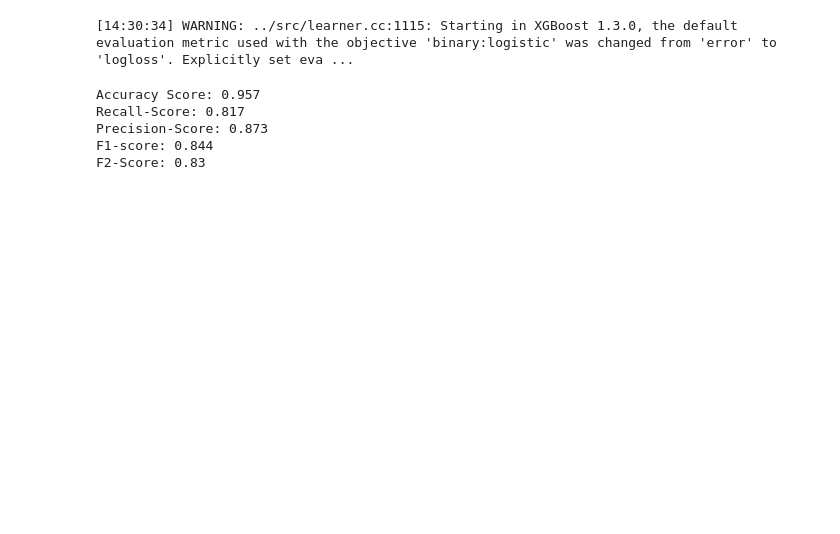
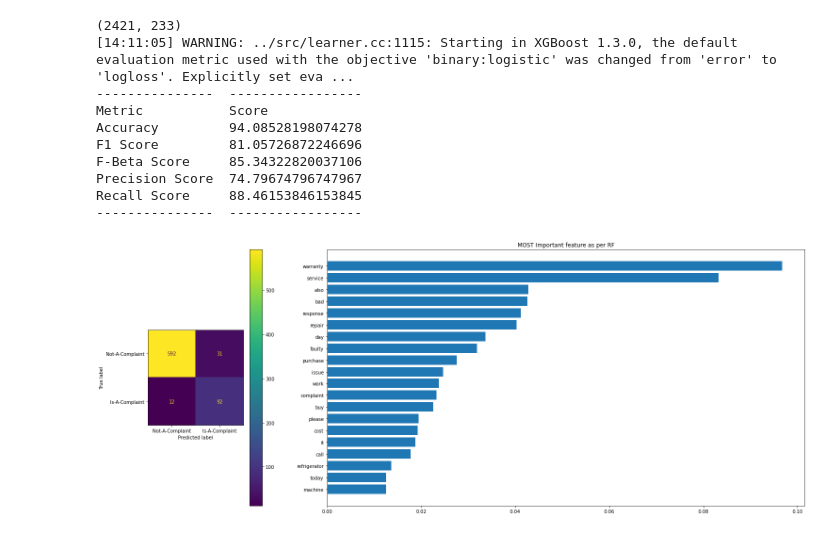
Before and after one commit to simran3-t/brand_ml, a Jupyter notebook: xgboost.ipynb, the cells around one changed output. Saved outputs shown, nothing was run; the diff lists cells and outputs as text; code cells hidden in the pictures; blank space fills up the shorter version.

```diff
--- a/xgboost.ipynb
+++ b/xgboost.ipynb
@@ -21,5 +17,0 @@ True
-# %%
-def read_file():
-    df = pd.read_csv('/home/simran.tyagi/Downloads/panasonic_v1_f.csv')
-    df = df[['text', 'Complaint']]
-    return df
@@ -188,5 +17,0 @@ Remove punctuation  75185        7210
-# %%
-
-tfidf = TfidfVectorizer(lowercase=False, max_df=.8, min_df=0.01)
-tfidf_wm = tfidf.fit_transform(df['text']).toarray()
-x_train, x_test, y_train, y_test = train_test_split(tfidf_wm, df['Complaint'], random_state = 42)
@@ -193,25 +108,42 @@ x_train, x_test, y_train, y_test = train_test_split(tfidf_wm, df['Complaint'], r
 # %%
+
+labelEncoder = OrderedDict({'Not-A-Complaint': 0, 'Is-A-Complaint': 1, })
+display_labels = list(labelEncoder.keys())
+labels = list(labelEncoder.values())
+
+
+tfidf = TfidfVectorizer(lowercase=False, max_df=.8, min_df=0.01, ngram_range=(1,2))
+vectors = tfidf.fit_transform(df['text']).toarray()
+print(vectors.shape)
+x_train, x_test, y_train, y_test = train_test_split(vectors, df['Complaint'], random_state=42, test_size=0.30)
+
 model_x = xgb.XGBClassifier(use_label_encoder=False,
- learning_rate = 0.35, ## helps in avoding the overfitting problem and increase in learning rate affects TP and FN
- n_estimators=56,## number of trees to be built and increase in n_estimators affects TP and FP
- max_depth=3,##  represents the depth of each tree and increase in max_depth affects TN and FN
- subsample=0.8, # for each tree the % of rows taken to build the tree and increase in subsample affects TN and FN
- min_child_weight=1, ##Defines the minimum sum of weights of all observations required in a child and increase in min_child_weight affects TN and FN
- reg_alpha = 0.6,## penalizes the features which increase cost function and high value of reg_alpha affects TN and FN rate
- reg_lambda = 0.6,## encourages the weights to be small and increase in reg_lambda affects TN and FN
- seed = 42).fit(x_train, y_train)
+
+                            # helps in avoding the overfitting problem and increase in learning rate affects TP and FN
+                            learning_rate=0.40,
+                            n_estimators=150,  # number of trees to be built and increase in n_estimators affects TP and FP
+                            max_depth=4,  # represents the depth of each tree and increase in max_depth affects TN and FN
+                            subsample=0.8,  # for each tree the % of rows taken to build the tree and increase in subsample affects TN and FN
+                            min_child_weight=.9,  # Defines the minimum sum of weights of all observations required in a child and increase in min_child_weight affects TN and FN
+                            reg_alpha=0.6,  # penalizes the features which increase cost function and high value of reg_alpha affects TN and FN rate
+                            # encourages the weights to be small and increase in reg_lambda affects TN and FN
+                            reg_lambda=0.3,
+                            seed=42).fit(x_train, y_train)
+
+pred_test = test_model(model_x)
+fig, axs = plt.subplots(1, 2, figsize=(25, 10), gridspec_kw={'width_ratios': [1, 4]})
+plot_confusion_matrix(model_x, x_test, y_test, labels=labels, display_labels=display_labels, ax=axs[0])
+plot_important_features(model_x, tfidf, axs)
+plt.show()
 # %% [output]
-[14:30:34] WARNING: ../src/learner.cc:1115: Starting in XGBoost 1.3.0, the default evaluation metric used with the objective 'binary:logistic' was changed from 'error' to 'logloss'. Explicitly set eva ...
+(2421, 233)
+[14:11:05] WARNING: ../src/learner.cc:1115: Starting in XGBoost 1.3.0, the default evaluation metric used with the objective 'binary:logistic' was changed from 'error' to 'logloss'. Explicitly set eva ...
+---------------  -----------------
+Metric           Score
+Accuracy         94.08528198074278
+F1 Score         81.05726872246696
+F-Beta Score     85.34322820037106
+Precision Score  74.79674796747967
+Recall Score     88.46153846153845
+---------------  -----------------
+[figure, added]
-# %%
-pred_test_x = model_x.predict(x_test)
-print("Accuracy Score:",round(accuracy_score(y_test,pred_test_x),3))
-print("Recall-Score:",round(recall_score(y_test,pred_test_x),3))
-print("Precision-Score:",round(precision_score(y_test,pred_test_x),3))
-print("F1-score:",round(f1_score(y_test,pred_test_x),3))
-print("F2-Score:",round(fbeta_score(y_test,pred_test_x,beta = 2),2))
-# %% [output]
-Accuracy Score: 0.957
-Recall-Score: 0.817
-Precision-Score: 0.873
-F1-score: 0.844
-F2-Score: 0.83
```
Also changed, not shown: parts of 8 cells of this notebook, 3 other files.
